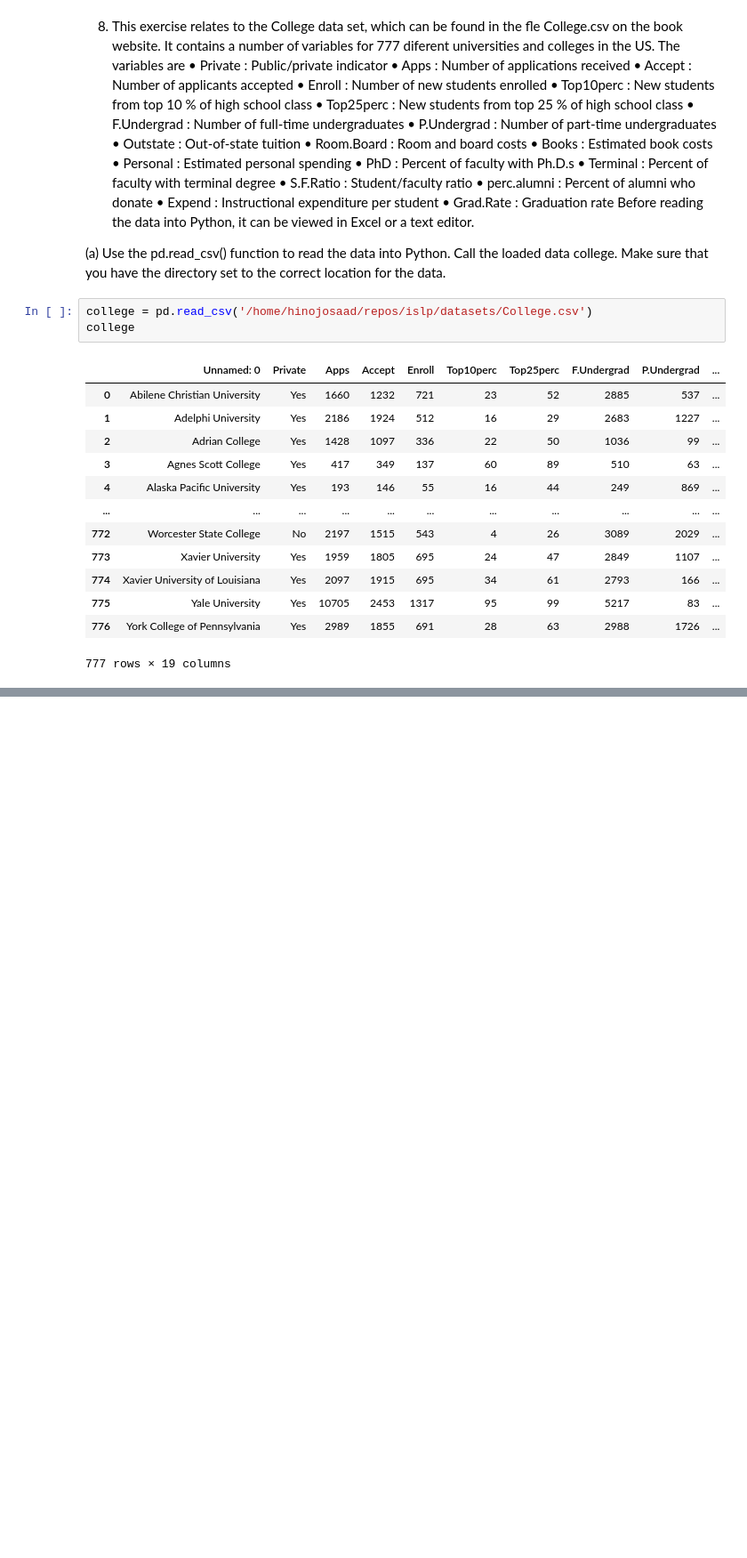
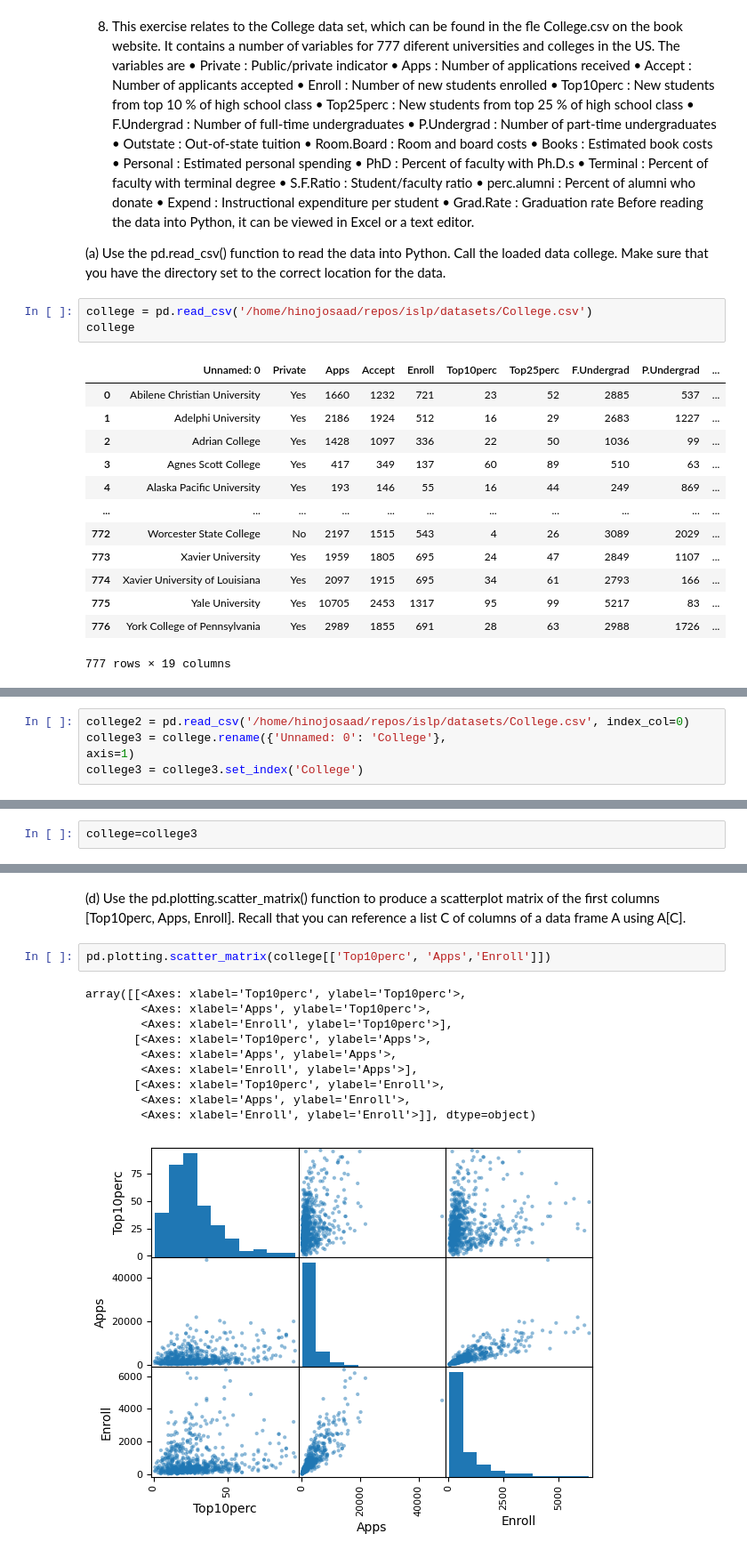
Before and after one commit to hinojosaad/islp, a Jupyter notebook: Chapter2/ch2.ipynb, the cells around one changed output, grey strips where cells are left out. Shown at 89% size. Drawn from its saved outputs; the diff is of its cells as text; blank space fills up the shorter version.

```diff
--- a/Chapter2/ch2.ipynb
+++ b/Chapter2/ch2.ipynb
@@ -52,0 +64,5 @@ college
+# %%
+college2 = pd.read_csv('/home/hinojosaad/repos/islp/datasets/College.csv', index_col=0)
+college3 = college.rename({'Unnamed: 0': 'College'},
+axis=1)
+college3 = college3.set_index('College')
@@ -52,0 +102,2 @@ college
+# %%
+college=college3
@@ -52,0 +119,18 @@ college
+# %% [markdown]
+(d) Use the pd.plotting.scatter_matrix() function to produce a
+scatterplot matrix of the first columns [Top10perc, Apps, Enroll].
+Recall that you can reference a list C of columns of a data frame
+A using A[C].
+# %%
+pd.plotting.scatter_matrix(college[['Top10perc', 'Apps','Enroll']])
+# %% [output]
+array([[<Axes: xlabel='Top10perc', ylabel='Top10perc'>,
+        <Axes: xlabel='Apps', ylabel='Top10perc'>,
+        <Axes: xlabel='Enroll', ylabel='Top10perc'>],
+       [<Axes: xlabel='Top10perc', ylabel='Apps'>,
+        <Axes: xlabel='Apps', ylabel='Apps'>,
+        <Axes: xlabel='Enroll', ylabel='Apps'>],
+       [<Axes: xlabel='Top10perc', ylabel='Enroll'>,
+        <Axes: xlabel='Apps', ylabel='Enroll'>,
+        <Axes: xlabel='Enroll', ylabel='Enroll'>]], dtype=object)
+[figure, added]
```
Also changed, not shown: parts of 17 cells of this notebook, 1 other file.
